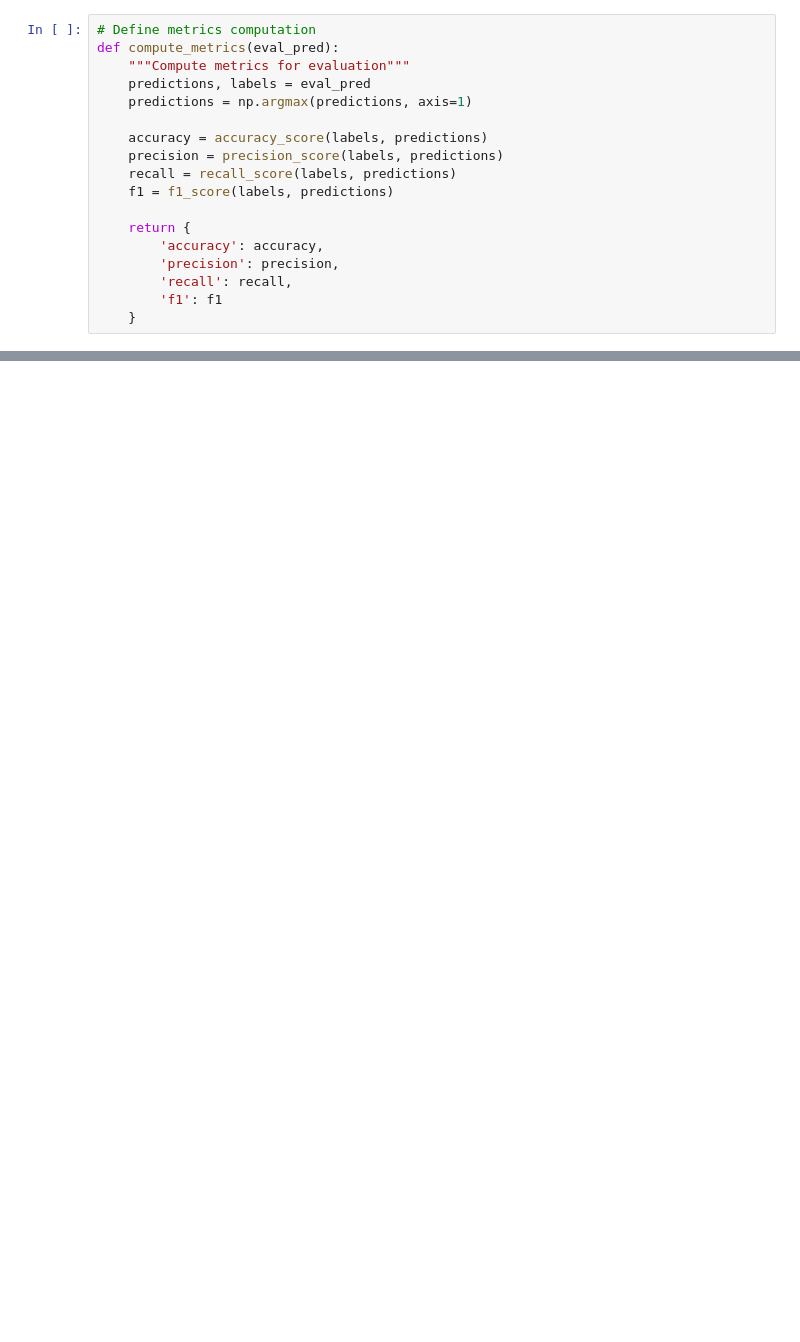
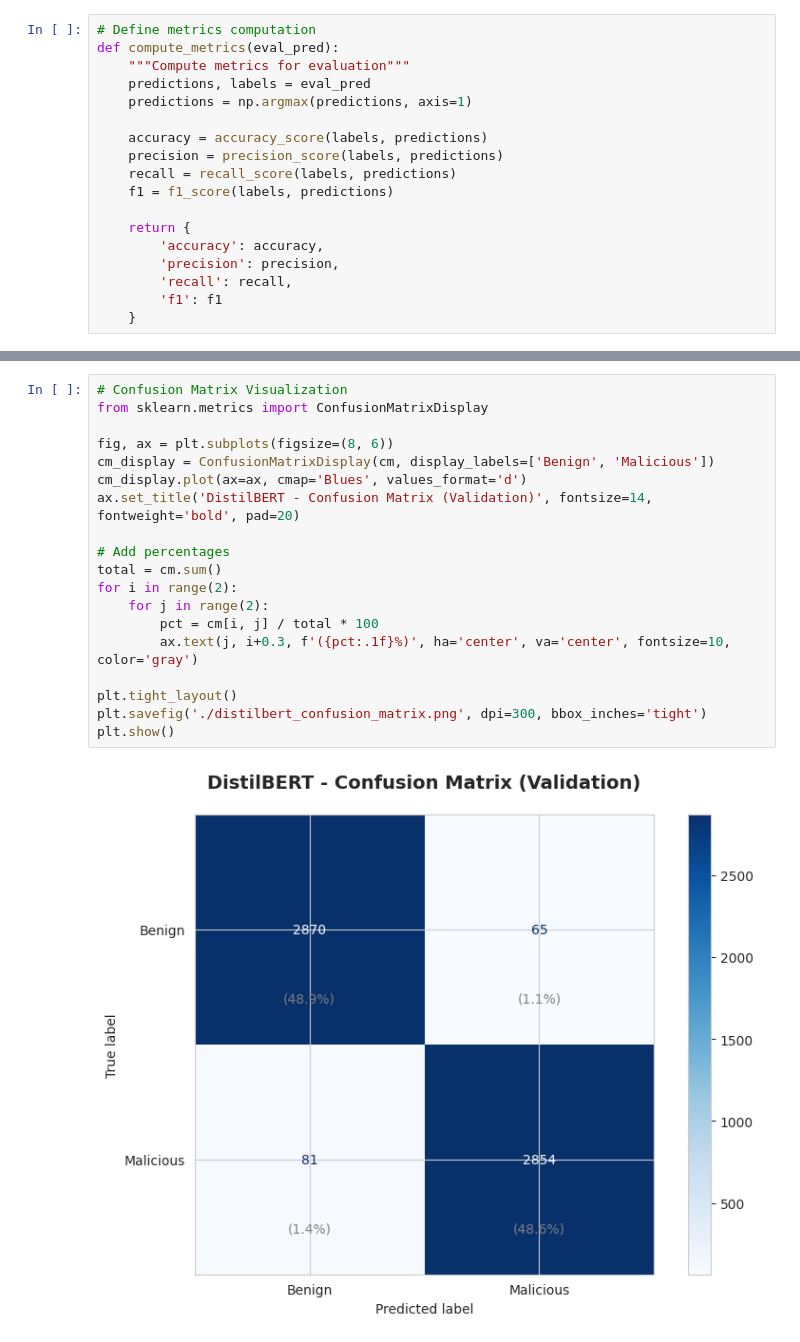
Before and after one commit to Hgaffa/PromptGuard-Research, a Jupyter notebook: notebooks/05_transformer_model.ipynb, the cells around one changed output, grey strips where cells are left out. Saved outputs shown, nothing was run; the diff lists cells and outputs as text; blank space fills up the shorter version.

```diff
--- a/notebooks/05_transformer_model.ipynb
+++ b/notebooks/05_transformer_model.ipynb
@@ -405,0 +507,21 @@ Grab a coffee! ☕
+# %%
+# Confusion Matrix Visualization
+from sklearn.metrics import ConfusionMatrixDisplay
+
+fig, ax = plt.subplots(figsize=(8, 6))
+cm_display = ConfusionMatrixDisplay(cm, display_labels=['Benign', 'Malicious'])
+cm_display.plot(ax=ax, cmap='Blues', values_format='d')
+ax.set_title('DistilBERT - Confusion Matrix (Validation)', fontsize=14, fontweight='bold', pad=20)
+
+# Add percentages
+total = cm.sum()
+for i in range(2):
+    for j in range(2):
+        pct = cm[i, j] / total * 100
+        ax.text(j, i+0.3, f'({pct:.1f}%)', ha='center', va='center', fontsize=10, color='gray')
+
+plt.tight_layout()
+plt.savefig('./distilbert_confusion_matrix.png', dpi=300, bbox_inches='tight')
+plt.show()
+# %% [output]
+[figure, added]
```
Also changed, not shown: parts of 16 cells of this notebook, 4 other files.
